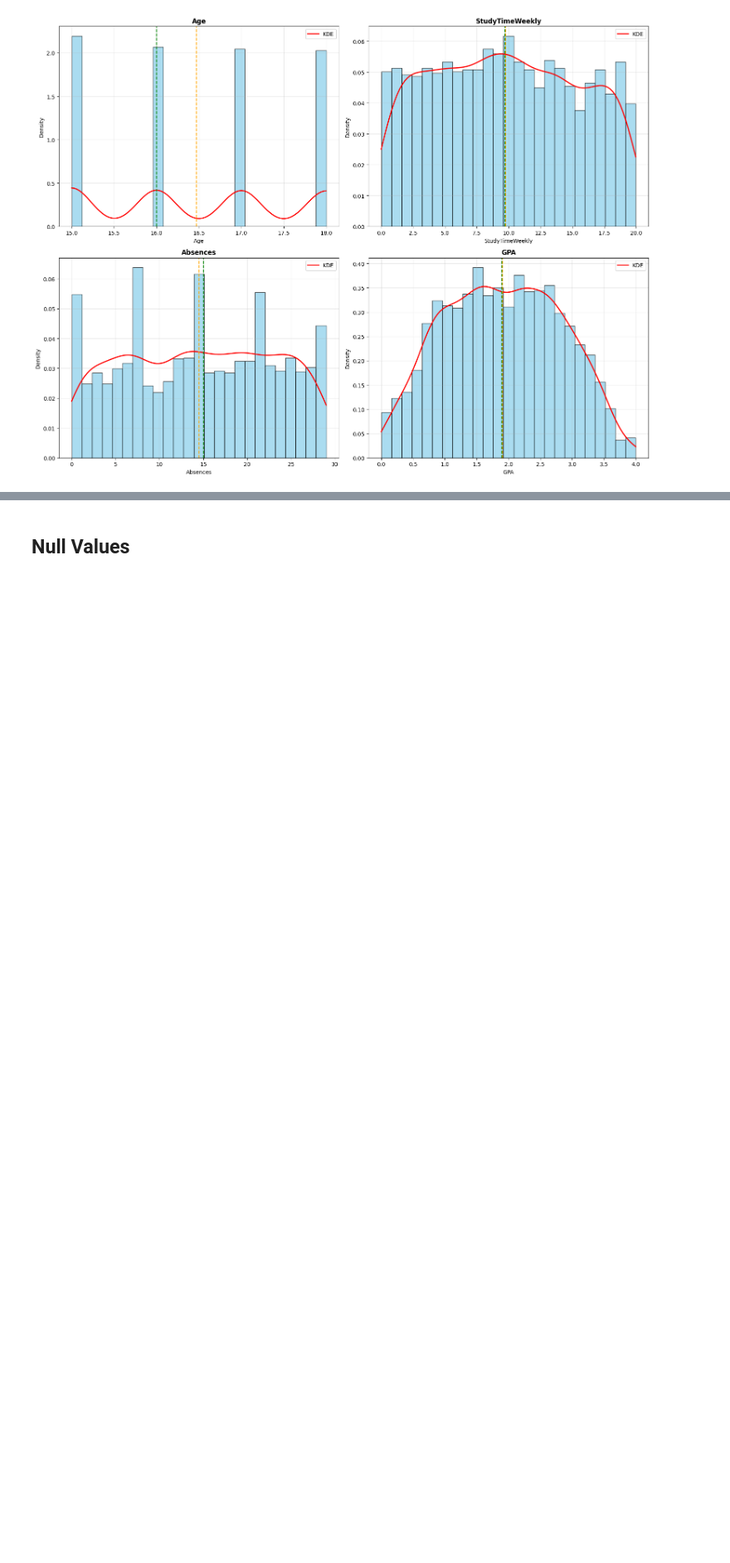
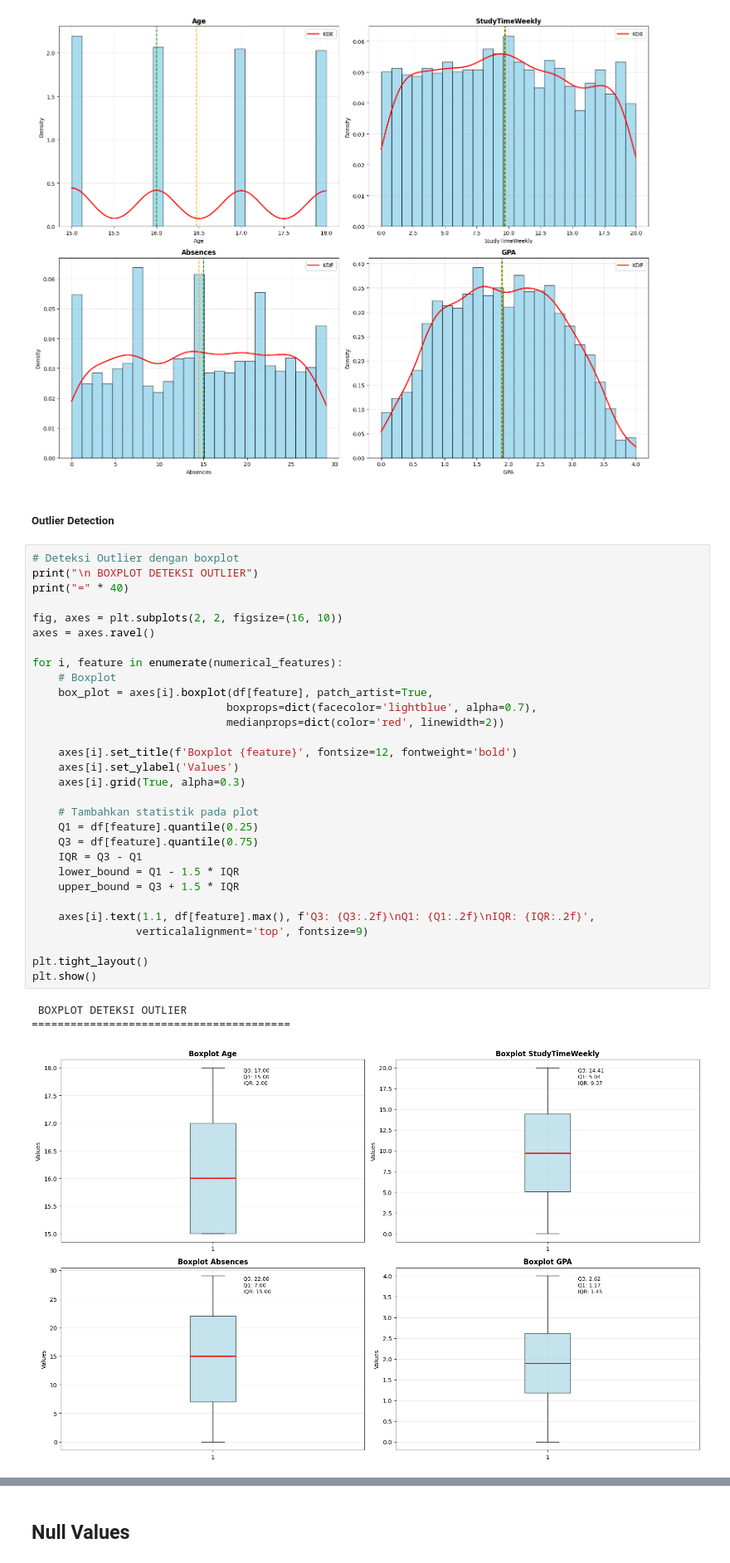
Before and after one commit to stevennowen/Seleksi-AI-Part-2-3, a Jupyter notebook: src/doe_supervised.ipynb, the cells around one changed output, grey strips where cells are left out. Shown at 83% size. Drawn from its saved outputs; the diff is of its cells as text; blank space fills up the shorter version.

```diff
--- a/src/doe_supervised.ipynb
+++ b/src/doe_supervised.ipynb
@@ -155,3 +150,39 @@ plt.show()
  PERSEBARAN FITUR NUMERIK
 ========================================
 [figure]
+# %% [markdown]
+##### Outlier Detection
+# %%
+# Deteksi Outlier dengan boxplot
+print("\n BOXPLOT DETEKSI OUTLIER")
+print("=" * 40)
+
+fig, axes = plt.subplots(2, 2, figsize=(16, 10))
+axes = axes.ravel()
+
+for i, feature in enumerate(numerical_features):
+    # Boxplot
+    box_plot = axes[i].boxplot(df[feature], patch_artist=True,
+                              boxprops=dict(facecolor='lightblue', alpha=0.7),
+                              medianprops=dict(color='red', linewidth=2))
+
+    axes[i].set_title(f'Boxplot {feature}', fontsize=12, fontweight='bold')
+    axes[i].set_ylabel('Values')
+    axes[i].grid(True, alpha=0.3)
+
+    # Tambahkan statistik pada plot
+    Q1 = df[feature].quantile(0.25)
+    Q3 = df[feature].quantile(0.75)
+    IQR = Q3 - Q1
+    lower_bound = Q1 - 1.5 * IQR
+    upper_bound = Q3 + 1.5 * IQR
+
+    axes[i].text(1.1, df[feature].max(), f'Q3: {Q3:.2f}\nQ1: {Q1:.2f}\nIQR: {IQR:.2f}',
+                verticalalignment='top', fontsize=9)
+
+plt.tight_layout()
+plt.show()
+# %% [output]
+ BOXPLOT DETEKSI OUTLIER
+========================================
+[figure, added]
```
Also changed, not shown: parts of 23 cells of this notebook.
